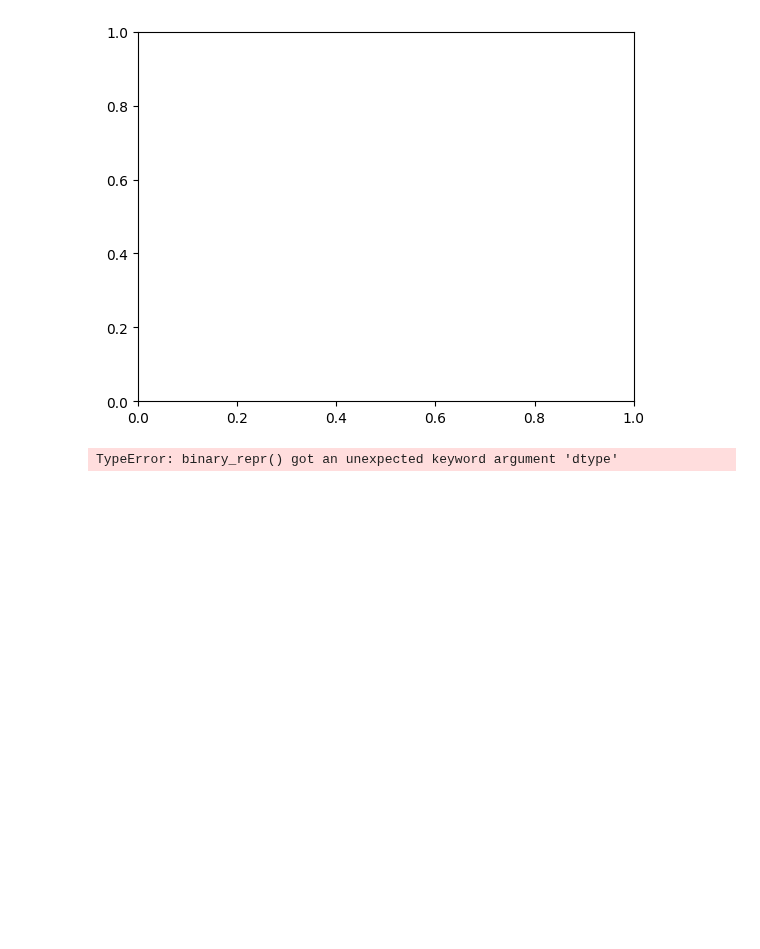
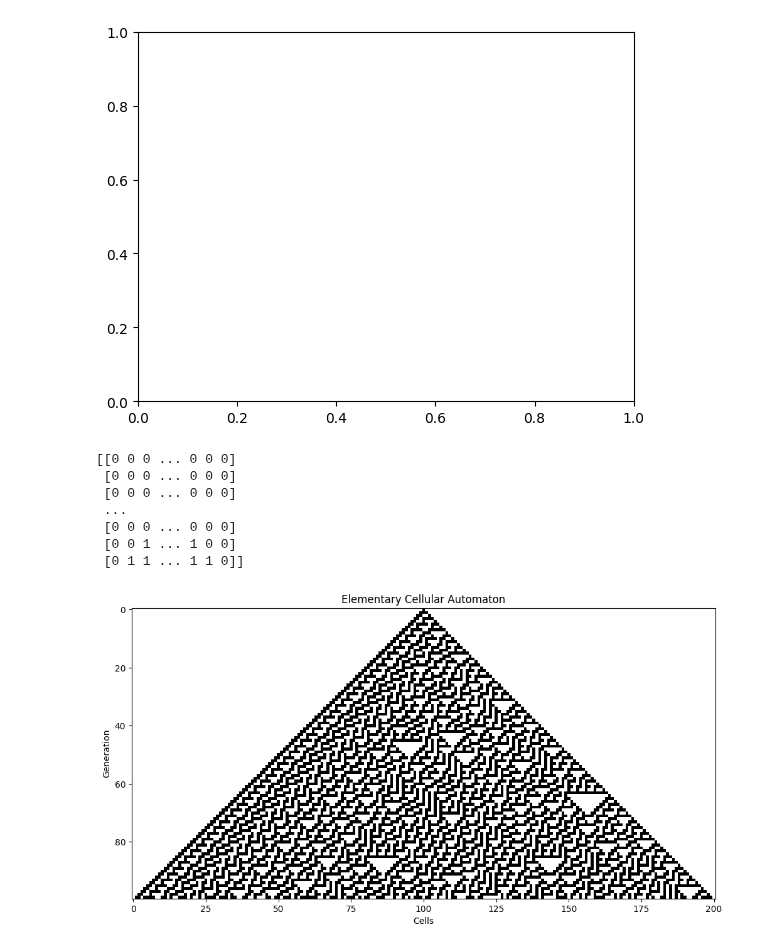
Before and after one commit to ernanhughes/cellular-automata-book, a Jupyter notebook: notebooks/chapter_03_03.ipynb, the cells around one changed output. Drawn from its saved outputs; the diff is of its cells as text; code cells hidden in the pictures; blank space fills up the shorter version.

```diff
--- a/notebooks/chapter_03_03.ipynb
+++ b/notebooks/chapter_03_03.ipynb
@@ -163,14 +163,13 @@ animate_fire(forests)
 [figure]
 # %%
 import numpy as np
-import matplotlib as plt
-
+import matplotlib.pyplot as plt
 
 def rule_binary(rule_number):
     """
     Converts a decimal rule number to a binary rule.
     """
-    return np.array([int(x) for x in np.binary_repr(rule_number, width=8, dtype=np.int8)])
+    return np.array([int(x) for x in np.binary_repr(rule_number, width=8)])
 
 def apply_rule(state, rule):
     """
@@ -183,35 +182,43 @@ def apply_rule(state, rule):
 
     return next_state
 
-def generate_ca(initial_state, rule_number, generations):
+def generate_ca(initial_state, rule_number : int, generations: int):
     """
     Generates a 1D cellular automaton.
     """
     rule = rule_binary(rule_number)
     state = np.zeros((generations, len(initial_state)), dtype=np.int8)
     state[0] = initial_state
     for i in range(1, generations):
         state[i] = apply_rule(state[i - 1], rule)
     return state
 
 def plot_eca(cells):
     """
     Plots a 1D cellular automaton.
     """
     plt.figure(figsize=(12, 8))
     plt.imshow(cells, cmap='binary', interpolation='nearest')
     plt.title("Elementary Cellular Automaton")
     plt.xlabel("Cells")
     plt.ylabel("Generation")
     plt.show()
 
 
-rule_number  = 30
+rule_number = 30
 num_generations = 100
-initial_state = np.zeros(201, dtype=np.int8)
+initial_state = np.zeros(201)
 initial_state[len(initial_state) // 2] = 1
 
-cells = generate_ca(initial_state, rule_number, num_generations)
+cells = generate_ca(initial_state, 30, 100)
+print(cells)
 plot_eca(cells)
 # %% [output]
-TypeError: binary_repr() got an unexpected keyword argument 'dtype'
+[[0 0 0 ... 0 0 0]
+ [0 0 0 ... 0 0 0]
+ [0 0 0 ... 0 0 0]
+ ...
+ [0 0 0 ... 0 0 0]
+ [0 0 1 ... 1 0 0]
+ [0 1 1 ... 1 1 0]]
+[figure, added]
```
Also changed, not shown: parts of 3 cells of this notebook, 38 other files.
